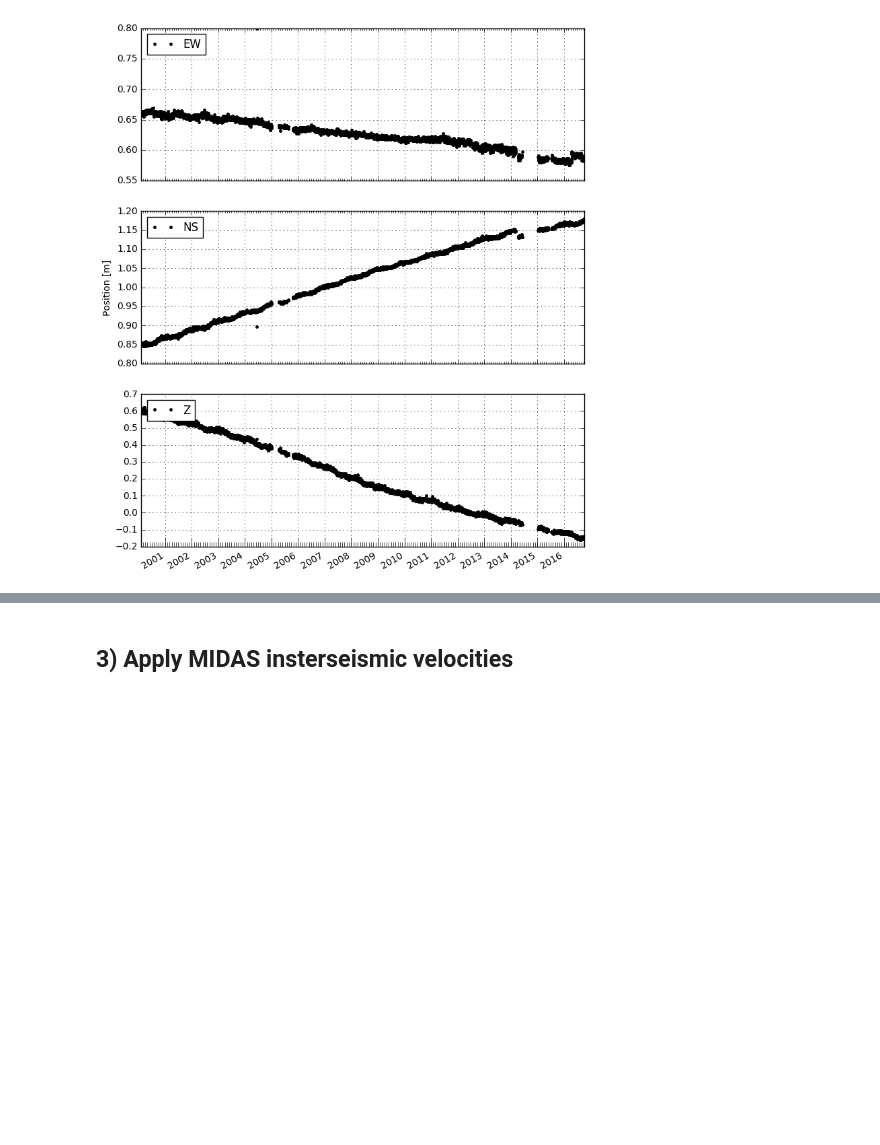
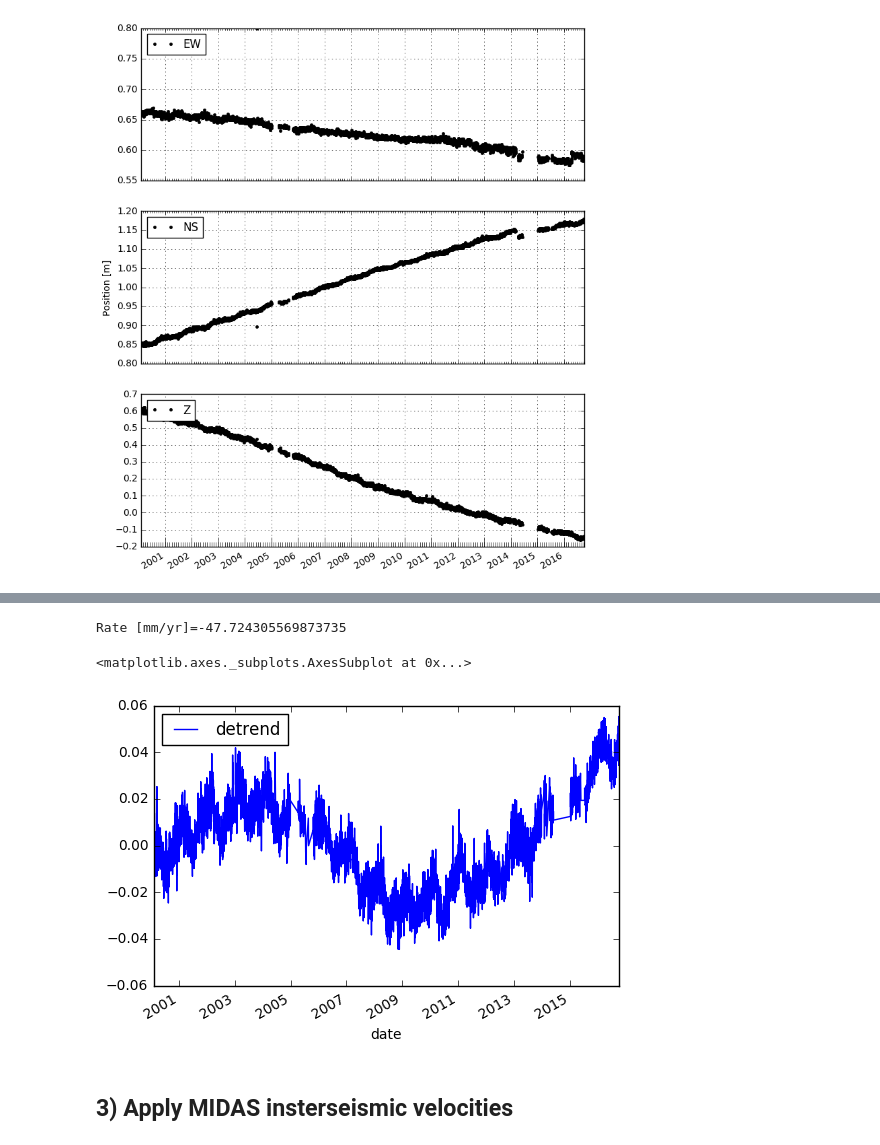
Before and after one commit to scottyhq/gpsdemo, a Jupyter notebook: GPSdemo.ipynb, the cells around one changed output, grey strips where cells are left out. Saved outputs shown, nothing was run; the diff lists cells and outputs as text; code cells hidden in the pictures; blank space fills up the shorter version.

```diff
--- a/GPSdemo.ipynb
+++ b/GPSdemo.ipynb
@@ -97,3 +101,10 @@ gps.plot_all(df, dfFit=dfFit, dfSteps=dfSteps)#, dfMidas=dfM)
+# %%
+df = gps.detrend(df,'up')
+df.plot(y='detrend')
+# %% [output]
+Rate [mm/yr]=-47.724305569873735
+<matplotlib.axes._subplots.AxesSubplot at 0x...>
+[figure, added]
 # %% [markdown]
 ## 3) Apply MIDAS insterseismic velocities
 # %%
```
Also changed, not shown: parts of 4 cells of this notebook, 1 other file.
